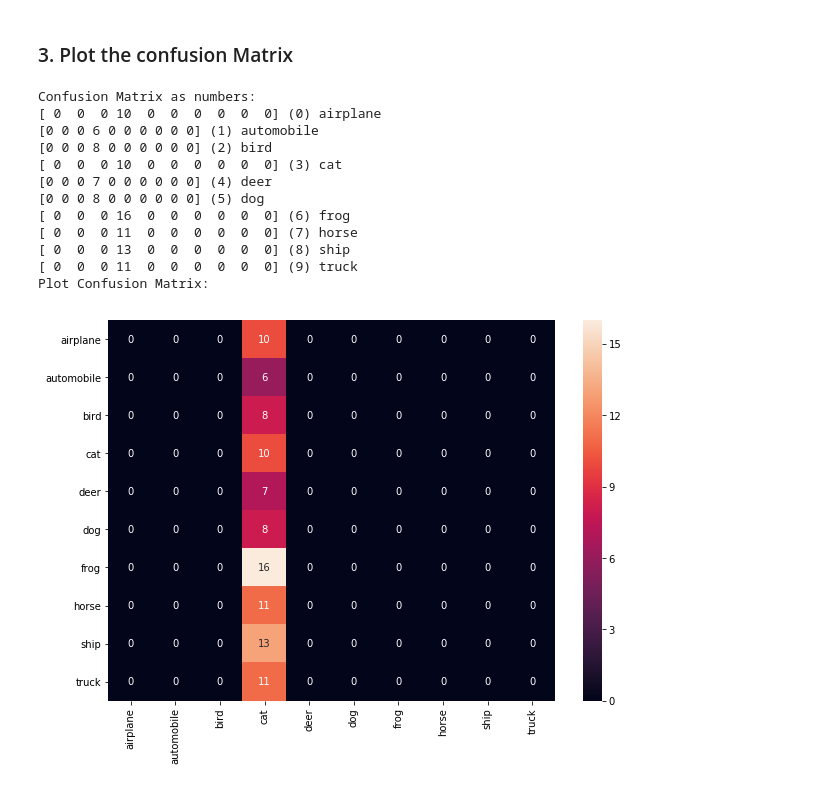
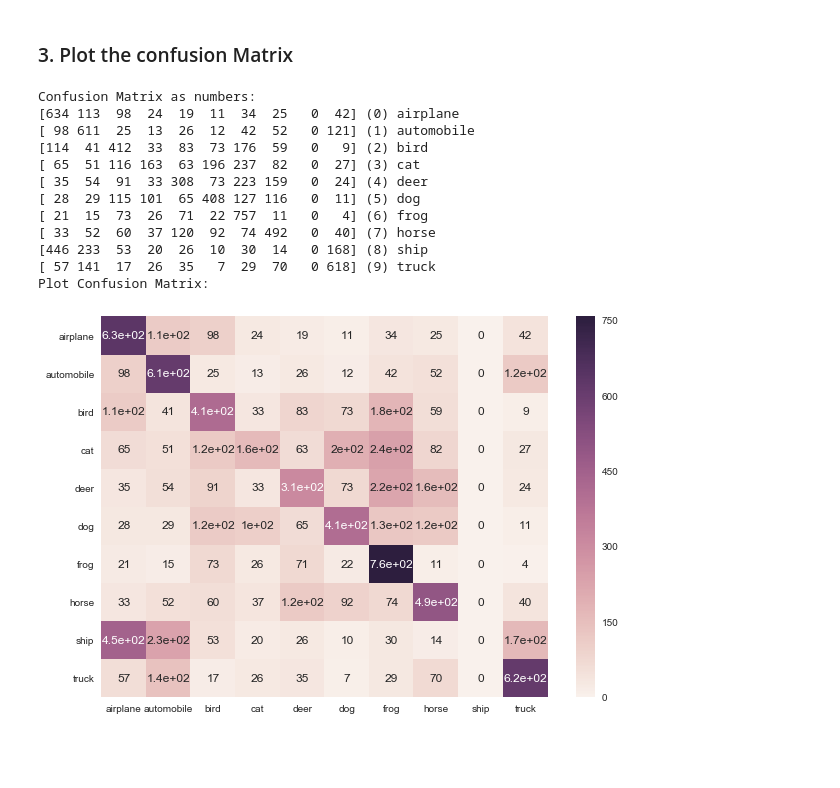
Before and after one commit to maggieshen/cifar10, a Jupyter notebook: part2/Pipline.ipynb, the cells around one changed output. Cells and saved outputs as stored; diff of their text form; code cells hidden in the pictures; blank space fills up the shorter version.

```diff
--- a/part2/Pipline.ipynb
+++ b/part2/Pipline.ipynb
@@ -833,8 +828,3 @@ labels_test2 = labels_test
-# %%
-images_train = images_train[0:100,:,:,:]
-images_test = images_test[0:100,:,:,:]
-labels_train = labels_train[0:100,:]
-labels_test = labels_test[0:100,:]
 # %%
 # Check the data shape
 images_train.shape
@@ -861,10 +851,10 @@ dir_name = './CNN/log_{0}_{1}'.format(now.month,now.day)
 export_dir = './CNN/savedmodel_{0}_{1}_{2}_{3}'.format(now.month,now.day,now.hour,now.second)
 img_size_cropped = 24
 
-batch_size = 10
-num_iterations = 100
+batch_size = 256
+num_iterations = 20000
 opt_method = 'adam'
-print_unit = 100
+print_unit = 1000
 learning_rate = 1e-4
 # %%
 builder = tf.saved_model.builder.SavedModelBuilder(export_dir)
@@ -875,7 +865,8 @@ with tf.Graph().as_default():
         x = tf.placeholder(tf.float32, shape=[None, 32, 32, num_channels], name='x')
         y_true = tf.placeholder(tf.float32, shape=[None, num_classes], name='y_true')
 
-        images = pre_process(images=x, training=True)
+        images = x
+        images = pre_process(images=images, training=True)
 
         with tf.name_scope('model'):
             logits, pool1_cnn, pool2_cnn = compute_logits_cnn(images)
@@ -998,9 +1002,9 @@ dir_name = './NIN/log_{0}_{1}'.format(now.month,now.day)
 export_dir = './NIN/savedmodel_{0}_{1}_{2}_{3}'.format(now.month,now.day,now.hour,now.second)
 
 img_size_cropped = 24
-batch_size = 10
-num_iterations = 100
-print_unit = 100
+batch_size = 256
+num_iterations = 20000
+print_unit = 1000
 opt_method = 'adam'
 # %%
 builder = tf.saved_model.builder.SavedModelBuilder(export_dir)
@@ -1157,18 +1167,18 @@ getActivations(sess,pool2,images_test)
 # %% [markdown]
 ### 3. Plot the confusion Matrix
 # %%
-Test_Anlaysis(sess,images_test, labels_test, cls_test[0:100])
+Test_Anlaysis(sess,images_test, labels_test, cls_test)
 # %% [output]
 Confusion Matrix as numbers:
-[ 0  0  0 10  0  0  0  0  0  0] (0) airplane
-[0 0 0 6 0 0 0 0 0 0] (1) automobile
-[0 0 0 8 0 0 0 0 0 0] (2) bird
-[ 0  0  0 10  0  0  0  0  0  0] (3) cat
-[0 0 0 7 0 0 0 0 0 0] (4) deer
-[0 0 0 8 0 0 0 0 0 0] (5) dog
-[ 0  0  0 16  0  0  0  0  0  0] (6) frog
-[ 0  0  0 11  0  0  0  0  0  0] (7) horse
-[ 0  0  0 13  0  0  0  0  0  0] (8) ship
-[ 0  0  0 11  0  0  0  0  0  0] (9) truck
+[634 113  98  24  19  11  34  25   0  42] (0) airplane
+[ 98 611  25  13  26  12  42  52   0 121] (1) automobile
+[114  41 412  33  83  73 176  59   0   9] (2) bird
+[ 65  51 116 163  63 196 237  82   0  27] (3) cat
+[ 35  54  91  33 308  73 223 159   0  24] (4) deer
+[ 28  29 115 101  65 408 127 116   0  11] (5) dog
+[ 21  15  73  26  71  22 757  11   0   4] (6) frog
+[ 33  52  60  37 120  92  74 492   0  40] (7) horse
+[446 233  53  20  26  10  30  14   0 168] (8) ship
+[ 57 141  17  26  35   7  29  70   0 618] (9) truck
 Plot Confusion Matrix:
-[figure, old version]
+[figure, new version]
```
Also changed, not shown: parts of 12 cells of this notebook.
